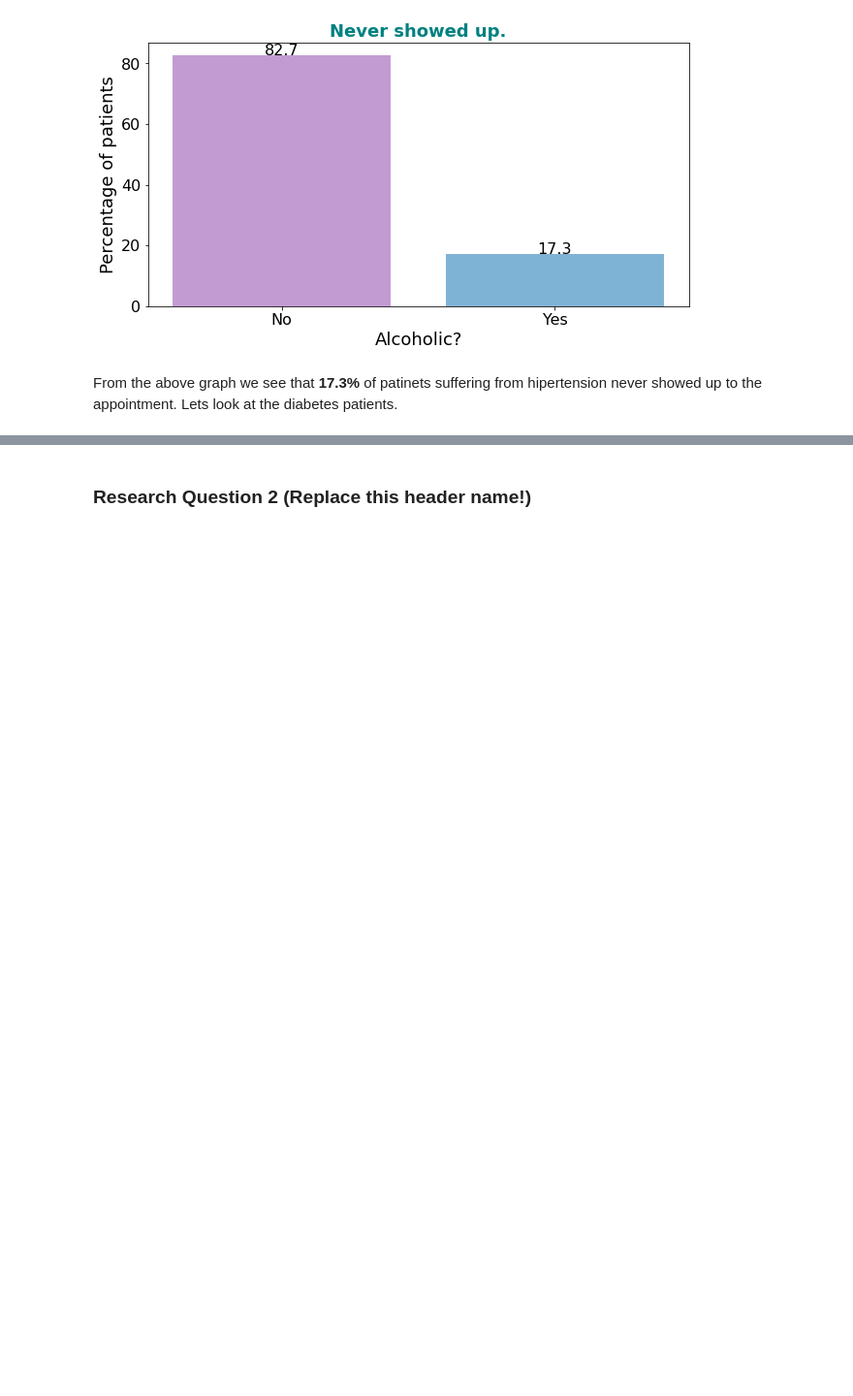
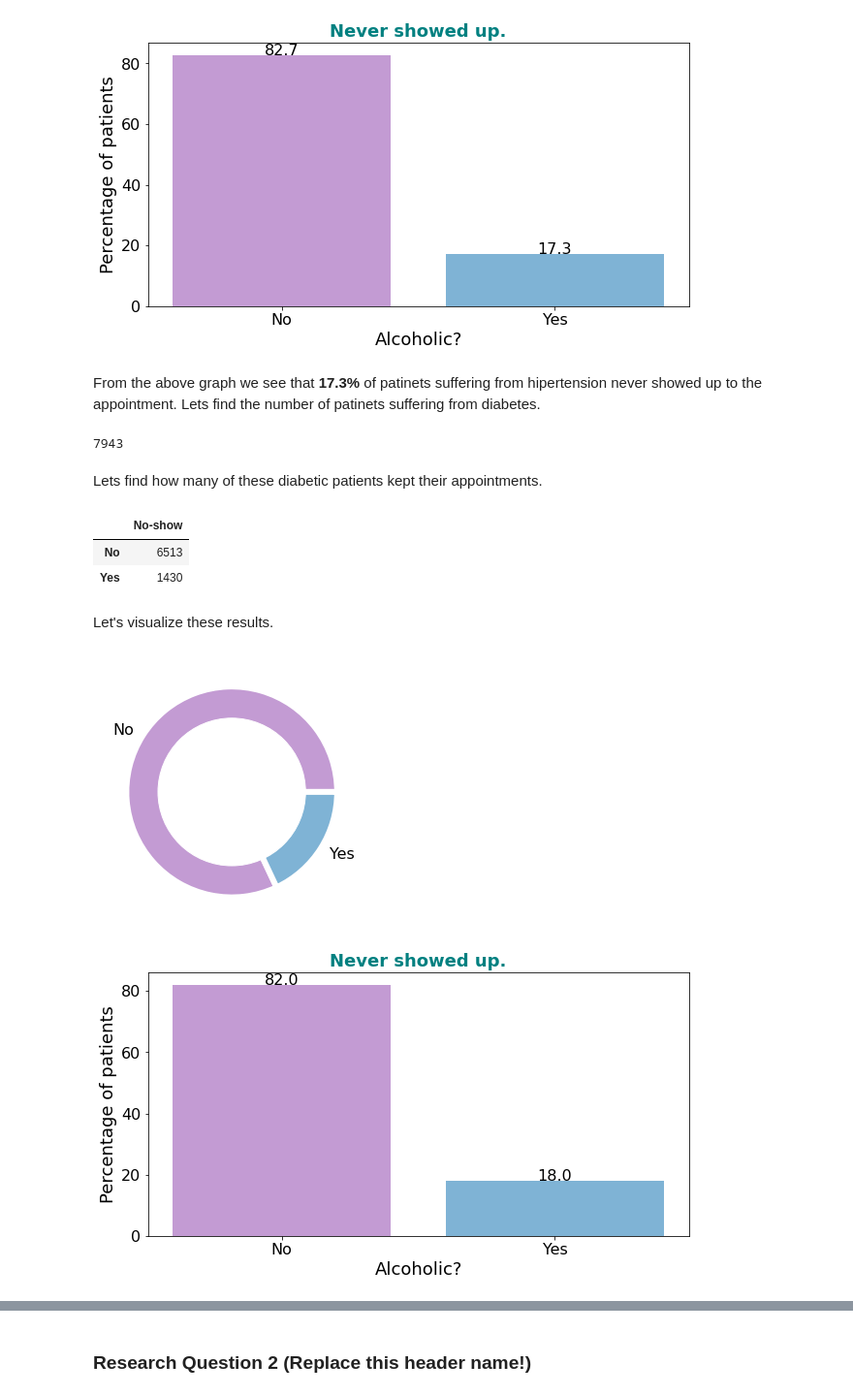
Before and after one commit to MokuaEnock/Appointments-Analysis, a Jupyter notebook: files/Investigate_a_Dataset.ipynb, the cells around one changed output, grey strips where cells are left out. Shown: that part at 97% size. Saved outputs shown, nothing was run; the diff lists cells and outputs as text; code cells hidden in the pictures; blank space fills up the shorter version.

Commit message:
create visuals ls for diabetes

```diff
--- a/files/Investigate_a_Dataset.ipynb
+++ b/files/Investigate_a_Dataset.ipynb
@@ -414,4 +414,50 @@ plt.show()
 [figure]
 [figure]
 # %% [markdown]
-From the above graph we see that **17.3%** of patinets suffering from hipertension never showed up to the appointment. Lets look at the diabetes patients.
+From the above graph we see that **17.3%** of patinets suffering from hipertension never showed up to the appointment.
+Lets find the number of patinets suffering from diabetes.
+# %%
+df_dis = df_comp2.groupby(by = ['Diabetes'])
+diab = df_dis.get_group('Yes')
+len(diab)
+# %% [output]
+7943
+# %% [markdown]
+Lets find how many of these diabetic patients kept their appointments.
+# %%
+dgroup_size = diab["No-show"].value_counts()
+dgroup_size_df = pd.DataFrame(dgroup_size)
+dgroup_size_df.head()
+# %% [output]
+|  | No-show |
+| No | 6513 |
+| Yes | 1430 |
+# %% [markdown]
+Let's visualize these results.
+# %%
+#creating labels and group size
+group_size = diab["No-show"].value_counts()
+group_name = diab["No-show"].unique()
+
+#donut chart
+circle = plt.Circle((0,0), 0.7, color = "white")
+plt.pie(group_size, labels=group_name, colors=colors, wedgeprops = { 'linewidth' : 6, 'edgecolor' : 'white' })
+p = plt.gcf()
+p.gca().add_artist(circle)
+plt.show()
+
+#bar plot
+#creating percentage for bars
+group_percent = []
+for i in group_size:
+    group_percent.append(((i/group_size.sum())*100).round(2))
+group_percent
+plt.bar(group_name, group_percent, color = colors)
+addlabels(group_percent, group_percent)
+plt.title('Never showed up.', fontsize = 18, fontweight = "bold", color = "teal")
+plt.ylabel("Percentage of patients", fontsize = 18)
+plt.xlabel("Alcoholic?", fontsize= 18)
+plt.show()
+# %% [output]
+[figure, added]
+[figure, added]
```
Also changed, not shown: parts of 2 cells of this notebook.
